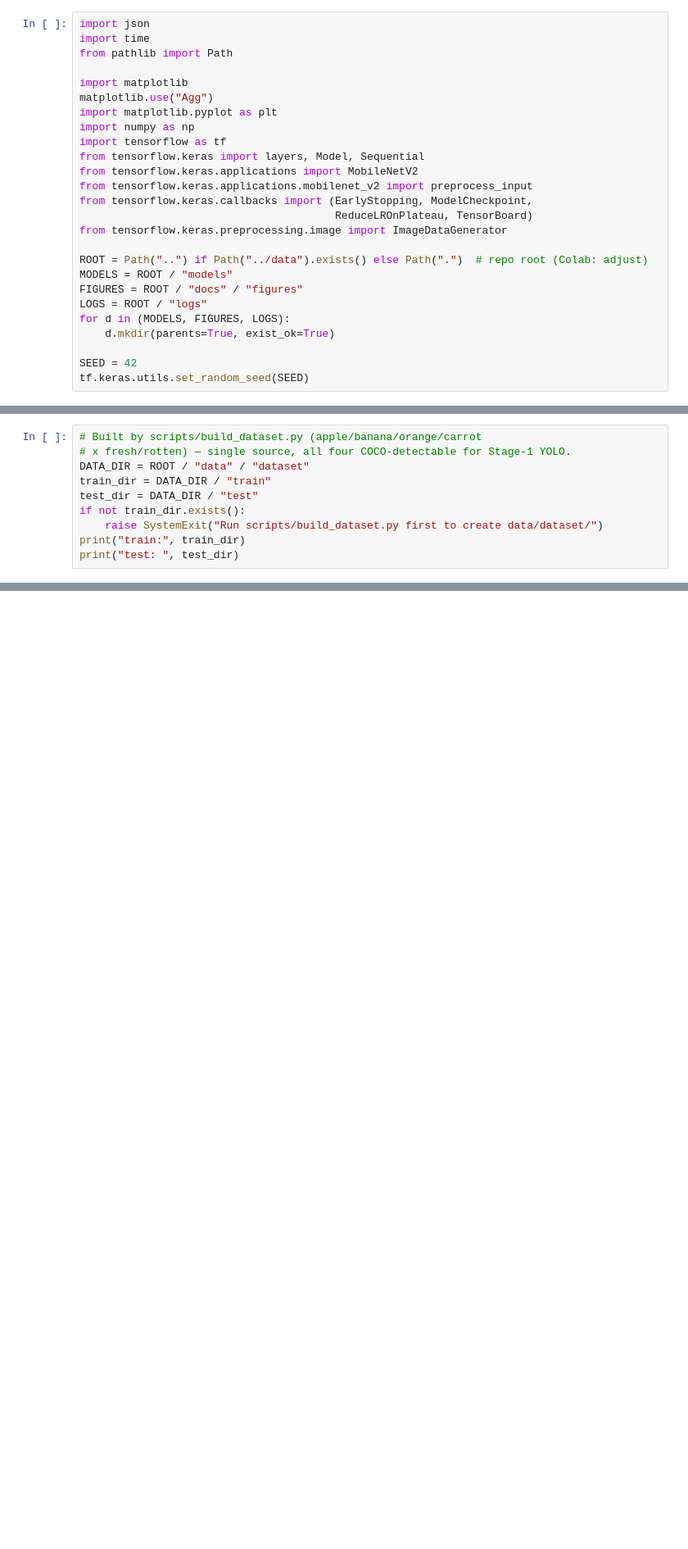
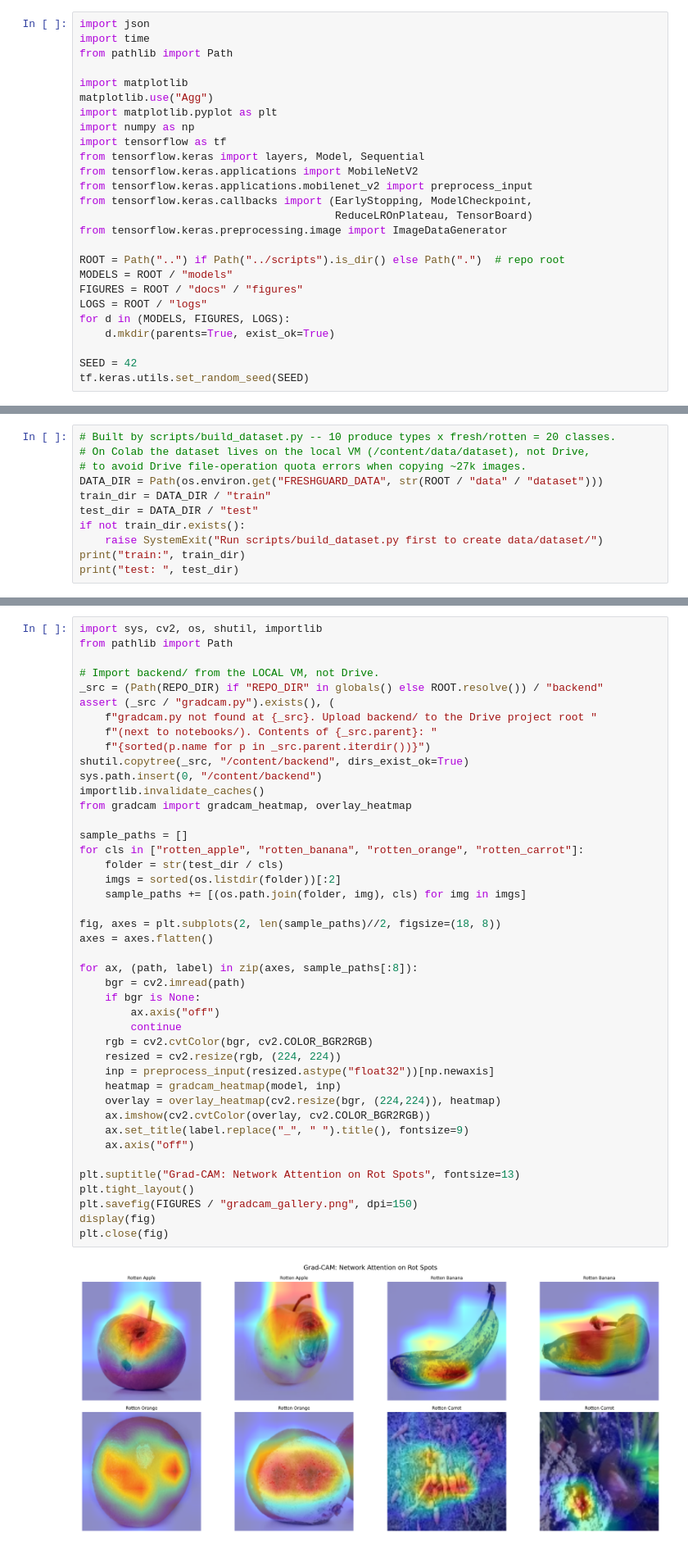
Before and after one commit to ma731/Deep-Learning-Computer-Vision, a Jupyter notebook: notebooks/02_model_training.ipynb, the cells around one changed output, grey strips where cells are left out. Shown at 82% size. Cells and saved outputs as stored; diff of their text form; blank space fills up the shorter version.

Commit message:
NB02 re-run: refresh MobileNetV2 model, figures, summary, histories; notebook markdown + backend-import fixes

```diff
--- a/notebooks/02_model_training.ipynb
+++ b/notebooks/02_model_training.ipynb
@@ -36,7 +118,7 @@ from tensorflow.keras.callbacks import (EarlyStopping, ModelCheckpoint,
                                         ReduceLROnPlateau, TensorBoard)
 from tensorflow.keras.preprocessing.image import ImageDataGenerator
 
-ROOT = Path("..") if Path("../data").exists() else Path(".")  # repo root (Colab: adjust)
+ROOT = Path("..") if Path("../scripts").is_dir() else Path(".")  # repo root
 MODELS = ROOT / "models"
 FIGURES = ROOT / "docs" / "figures"
 LOGS = ROOT / "logs"
@@ -52,7 +134,8 @@ Built by `scripts/build_dataset.py` from [Kaggle: Fruit and Vegetable Disease (H
 # %%
-# Built by scripts/build_dataset.py (apple/banana/orange/carrot
-# x fresh/rotten) — single source, all four COCO-detectable for Stage-1 YOLO.
-DATA_DIR = ROOT / "data" / "dataset"
+# Built by scripts/build_dataset.py -- 10 produce types x fresh/rotten = 20 classes.
+# On Colab the dataset lives on the local VM (/content/data/dataset), not Drive,
+# to avoid Drive file-operation quota errors when copying ~27k images.
+DATA_DIR = Path(os.environ.get("FRESHGUARD_DATA", str(ROOT / "data" / "dataset")))
 train_dir = DATA_DIR / "train"
 test_dir = DATA_DIR / "test"
 if not train_dir.exists():
@@ -539,0 +653,45 @@ plt.show()
+# %%
+import sys, cv2, os, shutil, importlib
+from pathlib import Path
+
+# Import backend/ from the LOCAL VM, not Drive.
+_src = (Path(REPO_DIR) if "REPO_DIR" in globals() else ROOT.resolve()) / "backend"
+assert (_src / "gradcam.py").exists(), (
+    f"gradcam.py not found at {_src}. Upload backend/ to the Drive project root "
+    f"(next to notebooks/). Contents of {_src.parent}: "
+    f"{sorted(p.name for p in _src.parent.iterdir())}")
+shutil.copytree(_src, "/content/backend", dirs_exist_ok=True)
+sys.path.insert(0, "/content/backend")
+importlib.invalidate_caches()
+from gradcam import gradcam_heatmap, overlay_heatmap
+
+sample_paths = []
+for cls in ["rotten_apple", "rotten_banana", "rotten_orange", "rotten_carrot"]:
+    folder = str(test_dir / cls)
+    imgs = sorted(os.listdir(folder))[:2]
+    sample_paths += [(os.path.join(folder, img), cls) for img in imgs]
+
+fig, axes = plt.subplots(2, len(sample_paths)//2, figsize=(18, 8))
+axes = axes.flatten()
+
+for ax, (path, label) in zip(axes, sample_paths[:8]):
+    bgr = cv2.imread(path)
+    if bgr is None:
+        ax.axis("off")
+        continue
+    rgb = cv2.cvtColor(bgr, cv2.COLOR_BGR2RGB)
+    resized = cv2.resize(rgb, (224, 224))
+    inp = preprocess_input(resized.astype("float32"))[np.newaxis]
+    heatmap = gradcam_heatmap(model, inp)
+    overlay = overlay_heatmap(cv2.resize(bgr, (224,224)), heatmap)
+    ax.imshow(cv2.cvtColor(overlay, cv2.COLOR_BGR2RGB))
+    ax.set_title(label.replace("_", " ").title(), fontsize=9)
+    ax.axis("off")
+
+plt.suptitle("Grad-CAM: Network Attention on Rot Spots", fontsize=13)
+plt.tight_layout()
+plt.savefig(FIGURES / "gradcam_gallery.png", dpi=150)
+display(fig)
+plt.close(fig)
+# %% [output]
+[figure, added]
```
Also changed, not shown: parts of 50 cells of this notebook, 16 other files.
